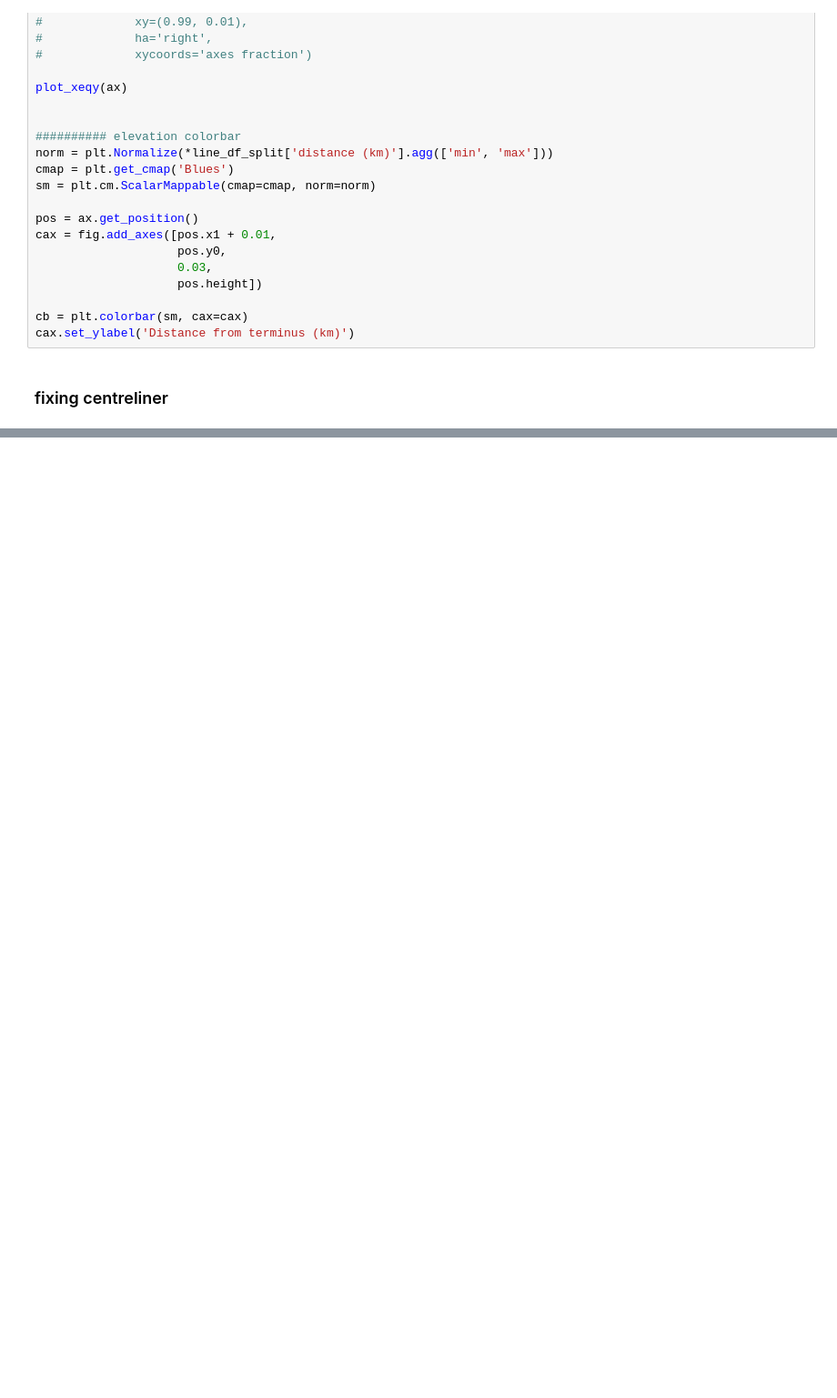
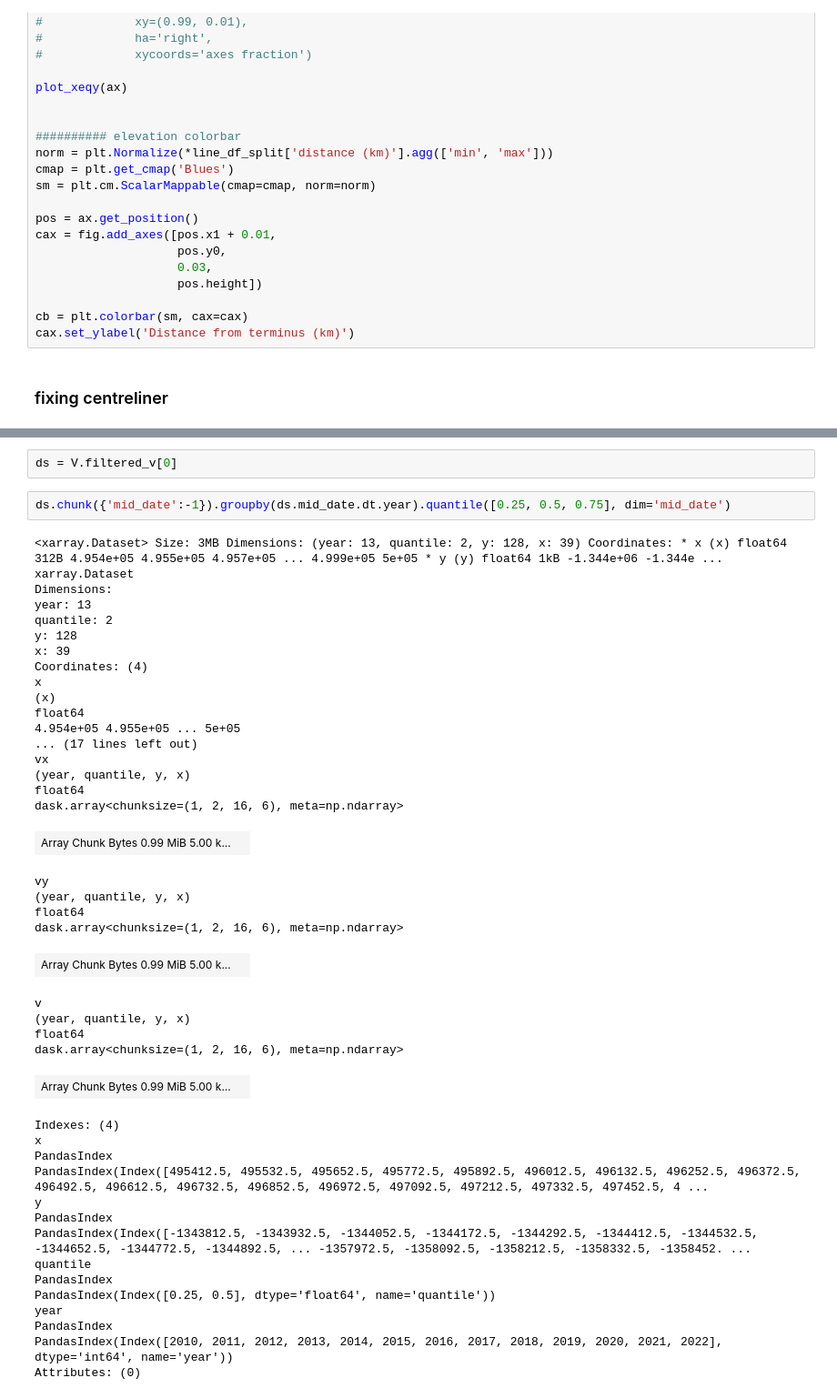
Before and after one commit to tlohde/lake-terminating-glaciers, a Jupyter notebook: src/jan25Update.ipynb, the cells around one changed output, grey strips where cells are left out. Shown at 91% size. Drawn from its saved outputs; the diff is of its cells as text; blank space fills up the shorter version.

```diff
--- a/src/jan25Update.ipynb
+++ b/src/jan25Update.ipynb
@@ -889,0 +823,47 @@ V.robust_spatial_trends(ddt_range=(V.ddt_range))
+# %%
+ds = V.filtered_v[0]
+# %%
+ds.chunk({'mid_date':-1}).groupby(ds.mid_date.dt.year).quantile([0.25, 0.5, 0.75], dim='mid_date')
+# %% [output]
+<xarray.Dataset> Size: 3MB Dimensions: (year: 13, quantile: 2, y: 128, x: 39) Coordinates: * x (x) float64 312B 4.954e+05 4.955e+05 4.957e+05 ... 4.999e+05 5e+05 * y (y) float64 1kB -1.344e+06 -1.344e ...
+xarray.Dataset
+Dimensions:
+year: 13
+quantile: 2
+y: 128
+x: 39
+Coordinates: (4)
+x
+(x)
+float64
+4.954e+05 4.955e+05 ... 5e+05
+... (17 lines left out)
+vx
+(year, quantile, y, x)
+float64
+dask.array<chunksize=(1, 2, 16, 6), meta=np.ndarray>
+| Array Chunk Bytes 0.99 MiB 5.00 k... |  |
+vy
+(year, quantile, y, x)
+float64
+dask.array<chunksize=(1, 2, 16, 6), meta=np.ndarray>
+| Array Chunk Bytes 0.99 MiB 5.00 k... |  |
+v
+(year, quantile, y, x)
+float64
+dask.array<chunksize=(1, 2, 16, 6), meta=np.ndarray>
+| Array Chunk Bytes 0.99 MiB 5.00 k... |  |
+Indexes: (4)
+x
+PandasIndex
+PandasIndex(Index([495412.5, 495532.5, 495652.5, 495772.5, 495892.5, 496012.5, 496132.5, 496252.5, 496372.5, 496492.5, 496612.5, 496732.5, 496852.5, 496972.5, 497092.5, 497212.5, 497332.5, 497452.5, 4 ...
+y
+PandasIndex
+PandasIndex(Index([-1343812.5, -1343932.5, -1344052.5, -1344172.5, -1344292.5, -1344412.5, -1344532.5, -1344652.5, -1344772.5, -1344892.5, ... -1357972.5, -1358092.5, -1358212.5, -1358332.5, -1358452. ...
+quantile
+PandasIndex
+PandasIndex(Index([0.25, 0.5], dtype='float64', name='quantile'))
+year
+PandasIndex
+PandasIndex(Index([2010, 2011, 2012, 2013, 2014, 2015, 2016, 2017, 2018, 2019, 2020, 2021, 2022], dtype='int64', name='year'))
+Attributes: (0)
```
Also changed, not shown: parts of 37 cells of this notebook, 1 other file.
